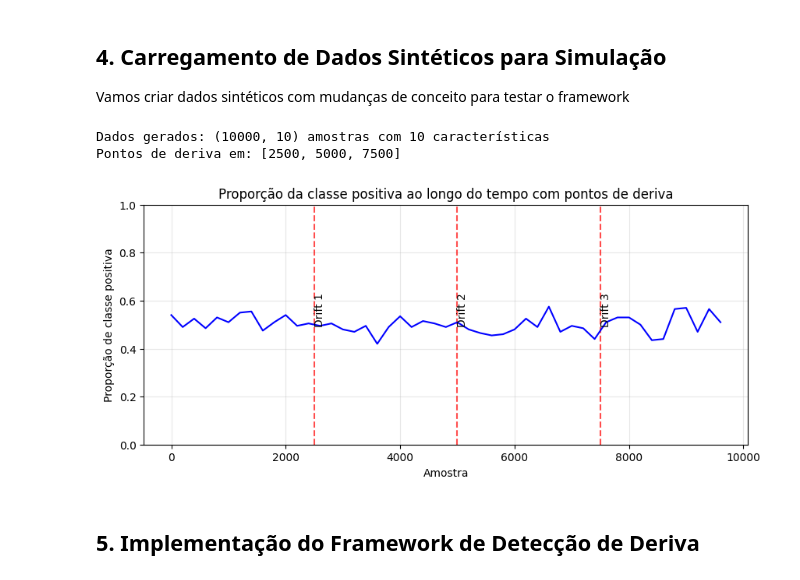
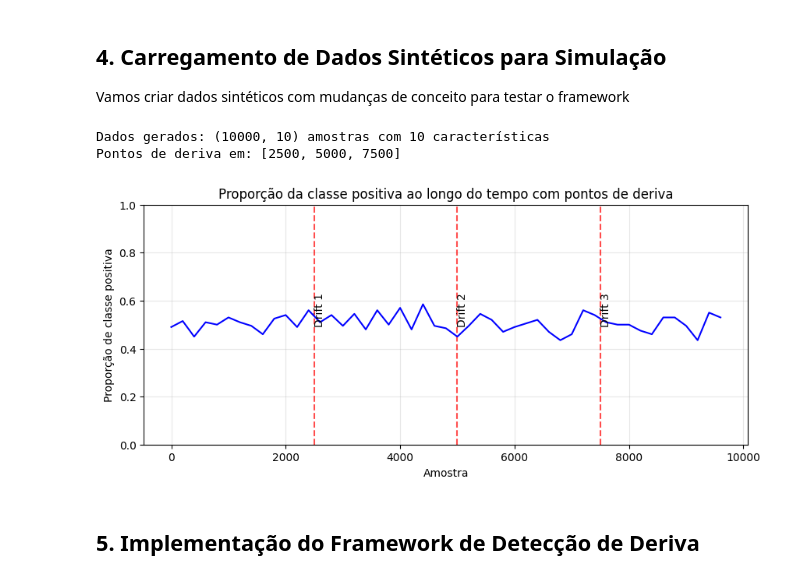
Before and after one commit to Ol1veirx/Drift-Detection-PIBIC---Framework, a Jupyter notebook: drift_detection_framework.ipynb, the cells around one changed output. Drawn from its saved outputs; the diff is of its cells as text; code cells hidden in the pictures.

Commit message:
feat: adicionando novos modelos

```diff
--- a/drift_detection_framework.ipynb
+++ b/drift_detection_framework.ipynb
@@ -239,11 +288,10 @@ def generate_synthetic_data(n_samples=10000, n_features=10, n_drifts=3):
     drift_points = [int(i * n_samples / (n_drifts + 1)) for i in range(1, n_drifts + 1)]
 
     # Função para criar regras diferentes para cada segmento
-    def rule_1(x):
-        return 1 if x[0] + x[1] > 0 else 0
-
+    def rule_1(x):# Modelos
+        return 1 if x[2] - x[3] > 0 else 0
     def rule_2(x):
-        return 1 if x[2] - x[3] > 0 else 0
+        return 1 if x[1] + x[6] > 0 else 0
 
     def rule_3(x):
         return 1 if x[0] * x[4] > 0 else 0
@@ -270,34 +318,34 @@ def generate_synthetic_data(n_samples=10000, n_features=10, n_drifts=3):
 
     return X, y, drift_points
 
 # Gera dados de exemplo
 X, y, drift_points = generate_synthetic_data()
 
 print(f"Dados gerados: {X.shape} amostras com {X.shape[1]} características")
 print(f"Pontos de deriva em: {drift_points}")
 
 # Visualização da distribuição das classes
 plt.figure(figsize=(10, 4))
 for i, dp in enumerate(drift_points):
     plt.axvline(x=dp, color='r', linestyle='--', alpha=0.7)
     plt.text(dp, 0.5, f"Drift {i+1}", rotation=90)
 
 # Plotar a proporção de classes em janelas
 window_size = 200
 positions = range(0, len(y) - window_size, window_size)
 proportions = [np.mean(y[i:i+window_size]) for i in positions]
 
 plt.plot(positions, proportions, 'b-')
 plt.title('Proporção da classe positiva ao longo do tempo com pontos de deriva')
 plt.xlabel('Amostra')
 plt.ylabel('Proporção de classe positiva')
 plt.ylim(0, 1)
 plt.grid(True, alpha=0.3)
 plt.show()
 # %% [output]
 Dados gerados: (10000, 10) amostras com 10 características
 Pontos de deriva em: [2500, 5000, 7500]
-[figure, old version]
+[figure, new version]
 # %% [markdown]
 ## 5. Implementação do Framework de Detecção de Deriva
 # %%
```
Also changed, not shown: parts of 6 cells of this notebook.
